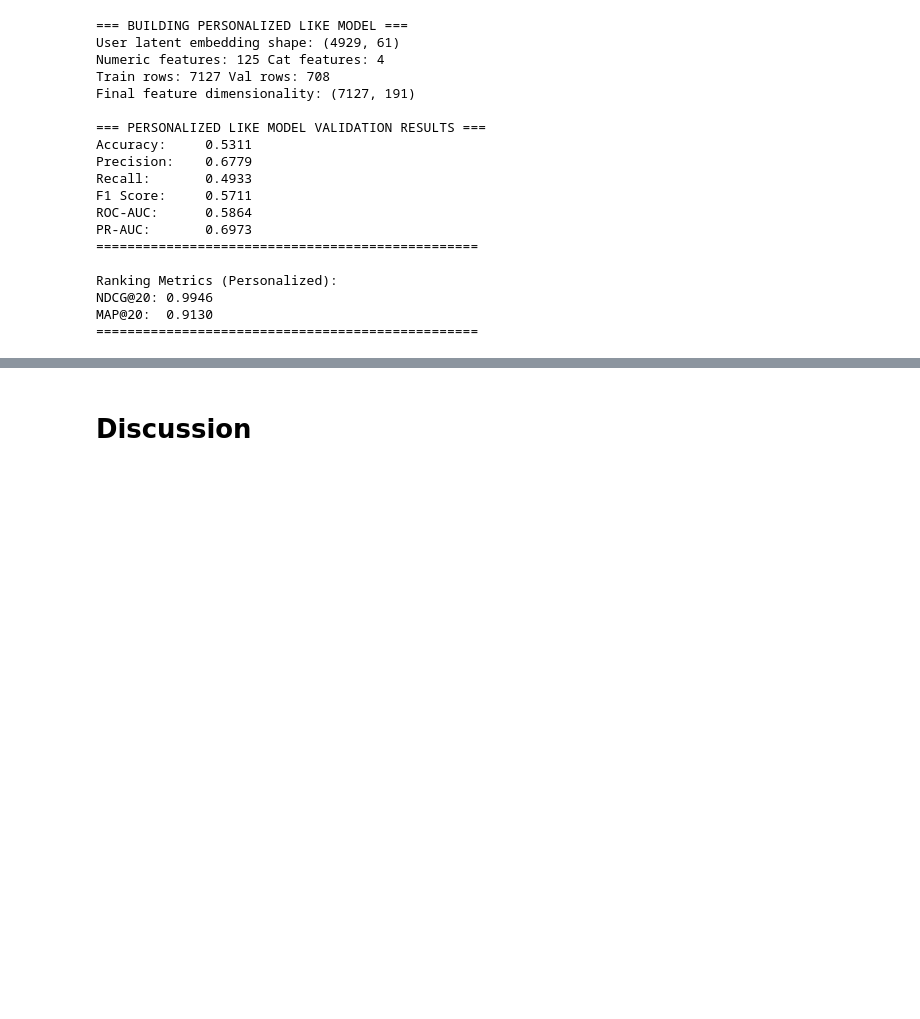
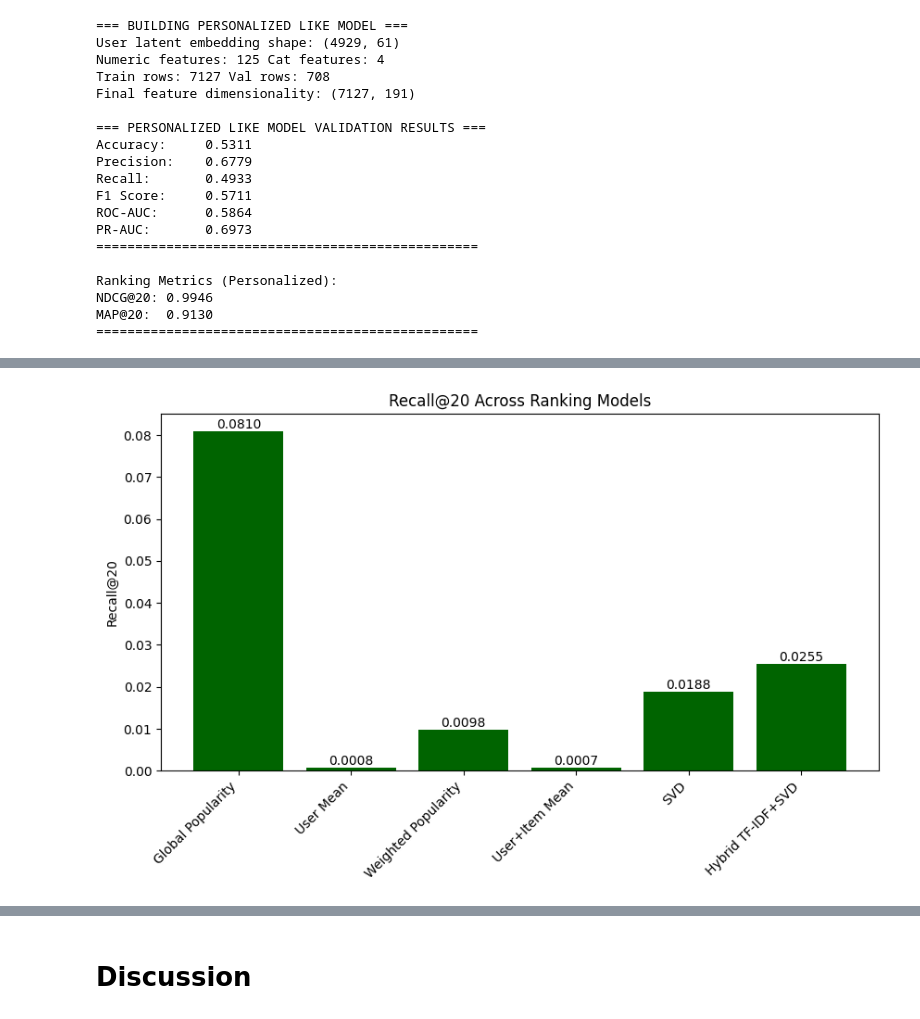
Before and after one commit to kpacker77/CSE158_Assign2, a Jupyter notebook: Assignment2.ipynb, the cells around one changed output, grey strips where cells are left out. Cells and saved outputs as stored; diff of their text form; code cells hidden in the pictures; blank space fills up the shorter version.

```diff
--- a/Assignment2.ipynb
+++ b/Assignment2.ipynb
@@ -2311,0 +2335,20 @@ MAP@20:  0.9130
+# %%
+recall_df = pd.DataFrame({
+    'Model': [
+        'Global Popularity', 'User Mean', 'Weighted Popularity',
+        'User+Item Mean', 'SVD', 'Hybrid TF-IDF+SVD'
+    ],
+    'Recall@20': [0.0810, 0.0008, 0.0098, 0.0007, 0.0188, 0.0255]
+})
+
+plt.figure(figsize=(10,5))
+bars = plt.bar(recall_df['Model'], recall_df['Recall@20'], color='darkgreen')
+plt.ylabel('Recall@20')
+plt.title('Recall@20 Across Ranking Models')
+plt.xticks(rotation=45, ha='right')
+for bar in bars:
+    plt.text(bar.get_x()+bar.get_width()/2, bar.get_height(),
+             f'{bar.get_height():.4f}', ha='center', va='bottom')
+plt.show()
+# %% [output]
+[figure, added]
```
Also changed, not shown: parts of 16 cells of this notebook.
